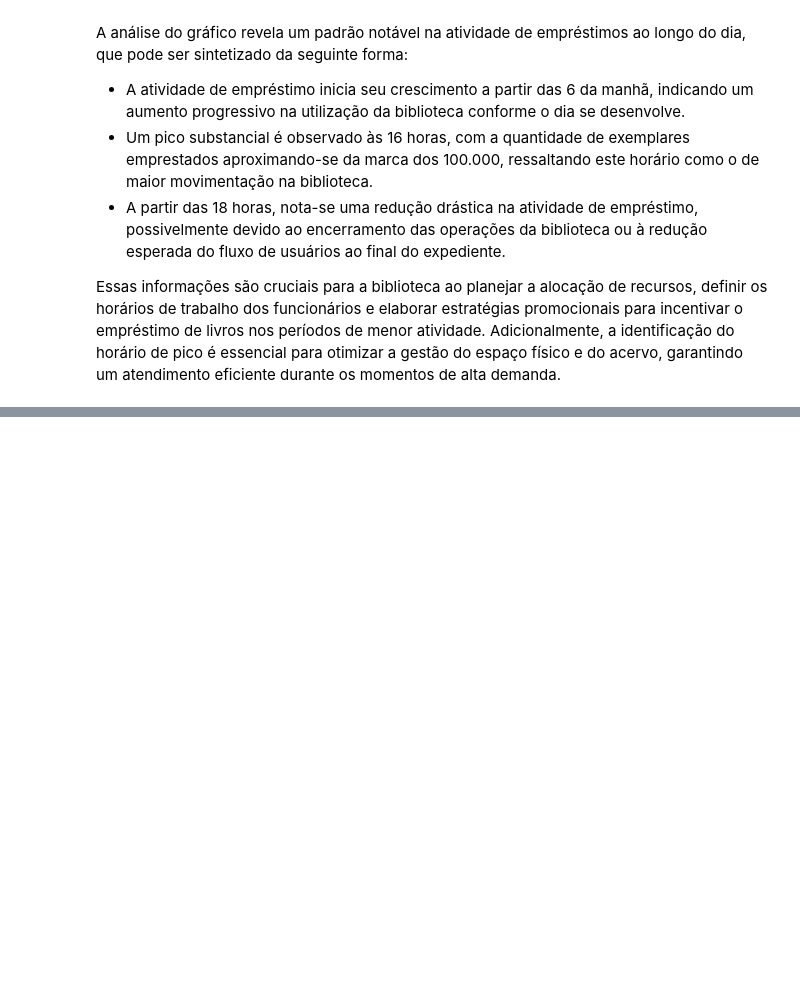
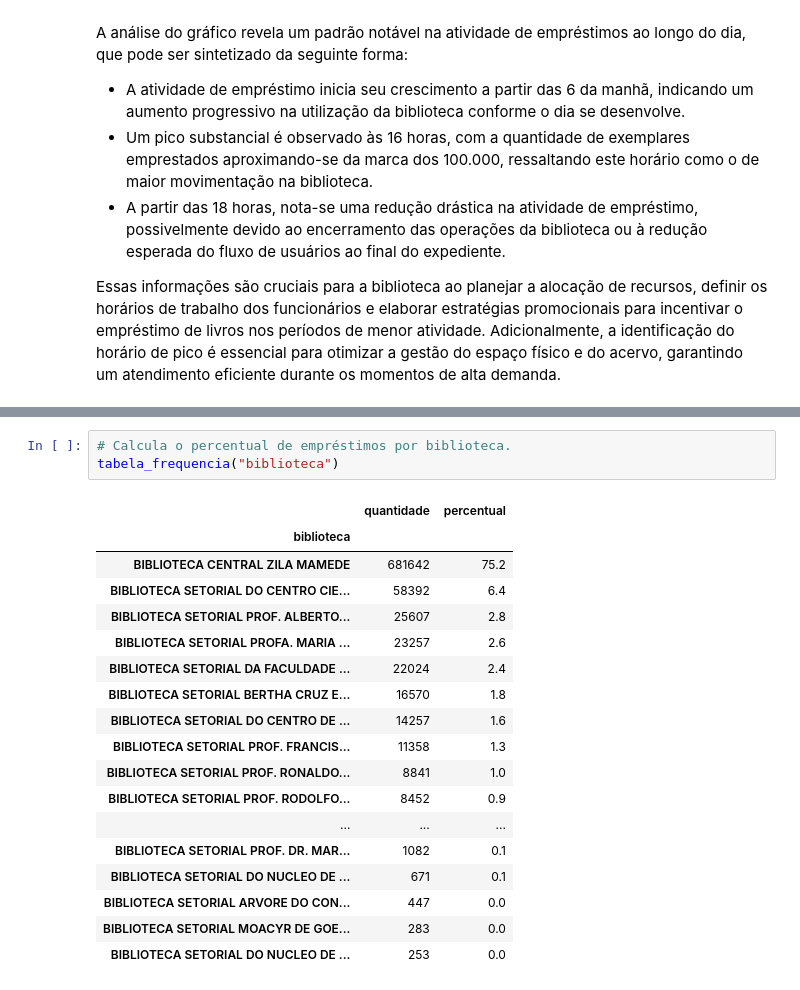
Before and after one commit to santannaflaercio/analise-dados-biblioteca, a Jupyter notebook: notebooks/analise_dos_dados.ipynb, the cells around one changed output, grey strips where cells are left out. Drawn from its saved outputs; the diff is of its cells as text; blank space fills up the shorter version.

```diff
--- a/notebooks/analise_dos_dados.ipynb
+++ b/notebooks/analise_dos_dados.ipynb
@@ -183,0 +230,22 @@ Essas informações são cruciais para a biblioteca ao planejar a alocação de
+# %%
+# Calcula o percentual de empréstimos por biblioteca.
+tabela_frequencia("biblioteca")
+# %% [output]
+|  | quantidade | percentual |
+| biblioteca |  |  |
+| BIBLIOTECA CENTRAL ZILA MAMEDE | 681642 | 75.2 |
+| BIBLIOTECA SETORIAL DO CENTRO CIE... | 58392 | 6.4 |
+| BIBLIOTECA SETORIAL PROF. ALBERTO... | 25607 | 2.8 |
+| BIBLIOTECA SETORIAL PROFA. MARIA ... | 23257 | 2.6 |
+| BIBLIOTECA SETORIAL DA FACULDADE ... | 22024 | 2.4 |
+| BIBLIOTECA SETORIAL BERTHA CRUZ E... | 16570 | 1.8 |
+| BIBLIOTECA SETORIAL DO CENTRO DE ... | 14257 | 1.6 |
+| BIBLIOTECA SETORIAL PROF. FRANCIS... | 11358 | 1.3 |
+| BIBLIOTECA SETORIAL PROF. RONALDO... | 8841 | 1.0 |
+| BIBLIOTECA SETORIAL PROF. RODOLFO... | 8452 | 0.9 |
+| ... | ... | ... |
+| BIBLIOTECA SETORIAL PROF. DR. MAR... | 1082 | 0.1 |
+| BIBLIOTECA SETORIAL DO NUCLEO DE ... | 671 | 0.1 |
+| BIBLIOTECA SETORIAL ARVORE DO CON... | 447 | 0.0 |
+| BIBLIOTECA SETORIAL MOACYR DE GOE... | 283 | 0.0 |
+| BIBLIOTECA SETORIAL DO NUCLEO DE ... | 253 | 0.0 |
```
Also changed, not shown: parts of 7 cells of this notebook, 1 other file.
